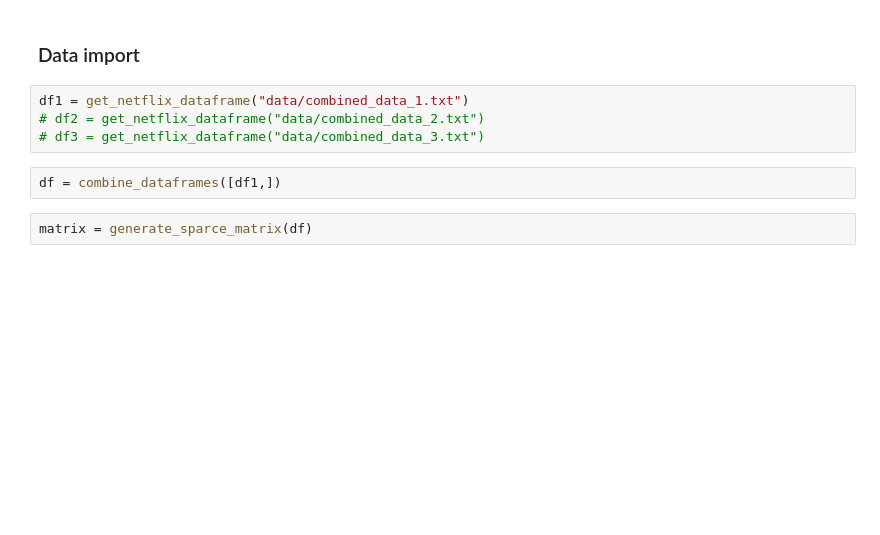
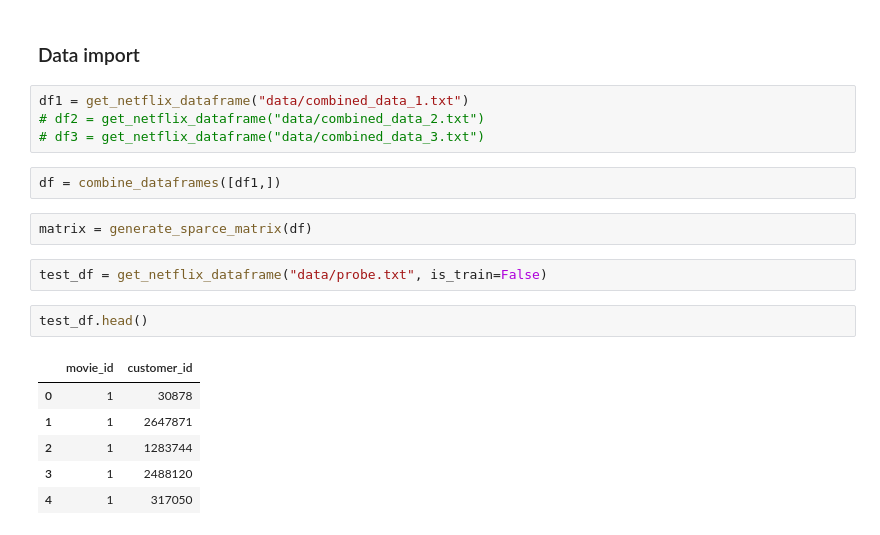
Before and after one commit to unexpectedjourney/ucu-linear-algebra-final-project, a Jupyter notebook: example.ipynb, the cells around one changed output. Saved outputs shown, nothing was run; the diff lists cells and outputs as text; blank space fills up the shorter version.

Commit message:
Added test data apply to the system + added prediction method to base class

```diff
--- a/example.ipynb
+++ b/example.ipynb
@@ -58,3 +59,14 @@ df1 = get_netflix_dataframe("data/combined_data_1.txt")
 df = combine_dataframes([df1,])
 # %%
 matrix = generate_sparce_matrix(df)
+# %%
+test_df = get_netflix_dataframe("data/probe.txt", is_train=False)
+# %%
+test_df.head()
+# %% [output]
+|  | movie_id | customer_id |
+| 0 | 1 | 30878 |
+| 1 | 1 | 2647871 |
+| 2 | 1 | 1283744 |
+| 3 | 1 | 2488120 |
+| 4 | 1 | 317050 |
```
Also changed, not shown: parts of 3 cells of this notebook, 2 other files.
